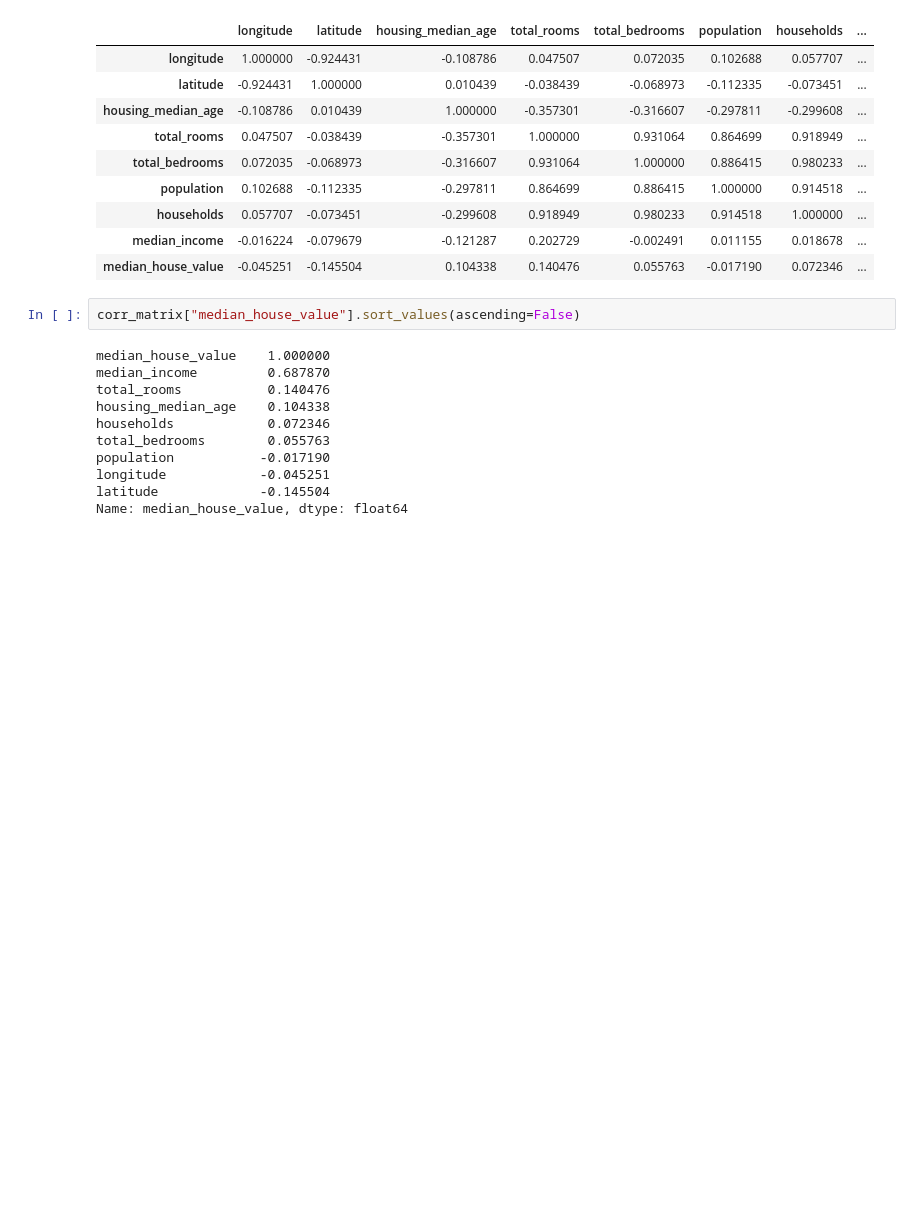
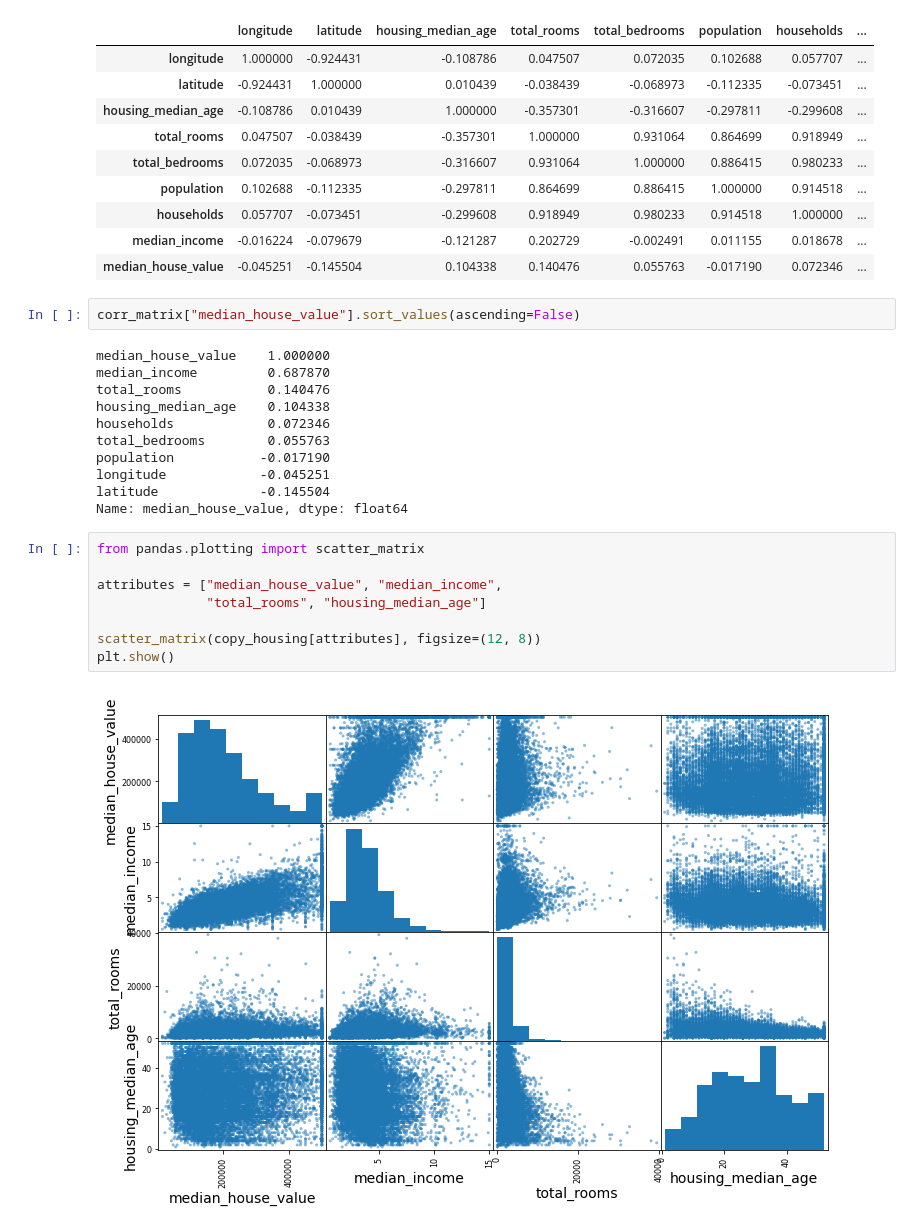
Before and after one commit to ArashDehghanyan/Hands-On_Machine_Learning, a Jupyter notebook: Hands_on_ml_example_2_1.ipynb, the cells around one changed output. Cells and saved outputs as stored; diff of their text form; blank space fills up the shorter version.

```diff
--- a/Hands_on_ml_example_2_1.ipynb
+++ b/Hands_on_ml_example_2_1.ipynb
@@ -290,3 +290,13 @@ population           -0.017190
 longitude            -0.045251
 latitude             -0.145504
 Name: median_house_value, dtype: float64
+# %%
+from pandas.plotting import scatter_matrix
+
+attributes = ["median_house_value", "median_income",
+              "total_rooms", "housing_median_age"]
+
+scatter_matrix(copy_housing[attributes], figsize=(12, 8))
+plt.show()
+# %% [output]
+[figure, added]
```
Also changed, not shown: parts of 19 cells of this notebook.
